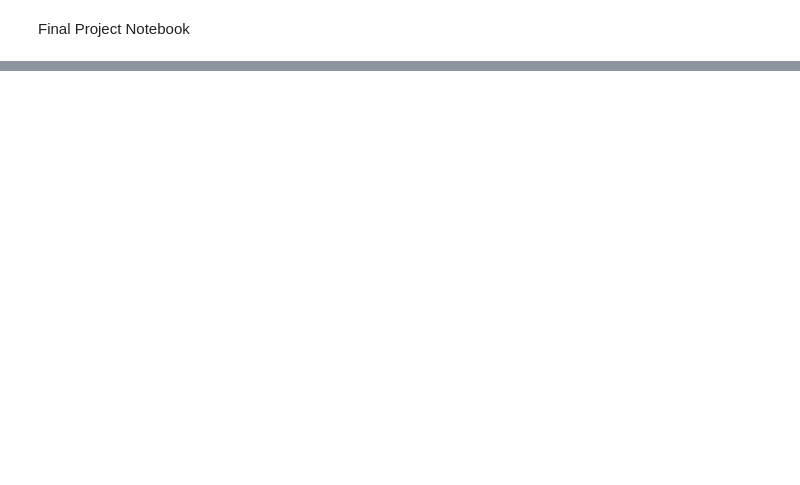
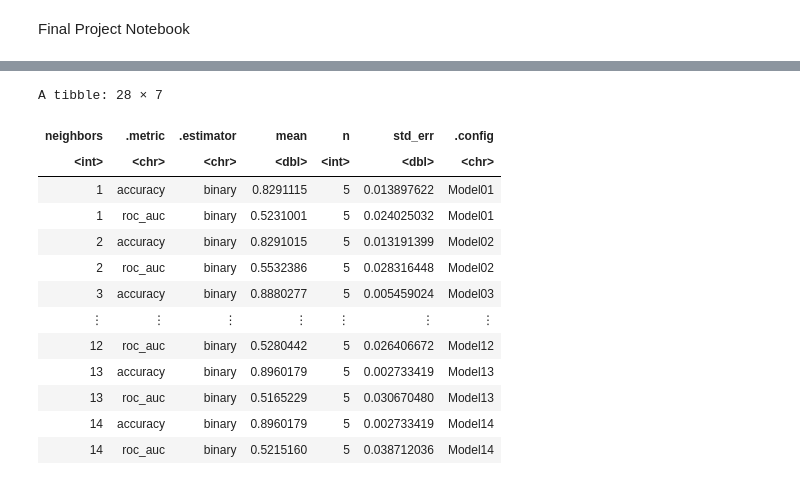
Before and after one commit to ArmaanKara/DSCI25Project, a Jupyter notebook: Final_Project.ipynb, the cells around one changed output, grey strips where cells are left out. Drawn from its saved outputs; the diff is of its cells as text; code cells hidden in the pictures; blank space fills up the shorter version.

```diff
--- a/Final_Project.ipynb
+++ b/Final_Project.ipynb
@@ -86,0 +76,10 @@ ERROR: Error in read_delim("data/bank-additional-full.csv", delim = ";") %>% : c
+# %%
+# Set the seed
+set.seed(7134)
+
+# Split the dataset into training and testing sets
+bank_split <- initial_split(bank_data_nums, prop = 0.75, strata = y)
+bank_train <- training(bank_split)
+bank_test <- testing(bank_split)
+bank_test
+bank_train
@@ -86,0 +115,41 @@ ERROR: Error in read_delim("data/bank-additional-full.csv", delim = ";") %>% : c
+# %%
+# Perform cross validation to determine the ideal # of neighbours
+
+# Set the seed
+set.seed(7134)
+
+# No need to use the entire dataset for this,
+# especially since cross validation would take too long on a datset so large
+bank_sample <- rep_sample_n(bank_train, 1000)
+
+bank_k_recipe <- recipe(y ~ age+job+education+housing+loan+marital+campaign, data = bank_sample) %>%
+    step_scale(all_predictors()) %>%
+    step_center(all_predictors())
+
+bank_vfold <- vfold_cv(bank_sample, v = 5, strata = y)
+
+knn_spec <- nearest_neighbor(weight_func = "rectangular", neighbors = tune()) %>%
+       set_engine("kknn") %>%
+       set_mode("classification")
+
+bank_knn_results <- workflow() %>%
+       add_recipe(bank_recipe) %>%
+       add_model(knn_spec) %>%
+       tune_grid(resamples = bank_vfold, grid = 20) %>%
+       collect_metrics()
+bank_knn_results
+# %% [output]
+A tibble: 28 × 7
+| neighbors | .metric | .estimator | mean | n | std_err | .config |
+| <int> | <chr> | <chr> | <dbl> | <int> | <dbl> | <chr> |
+| 1 | accuracy | binary | 0.8291115 | 5 | 0.013897622 | Model01 |
+| 1 | roc_auc | binary | 0.5231001 | 5 | 0.024025032 | Model01 |
+| 2 | accuracy | binary | 0.8291015 | 5 | 0.013191399 | Model02 |
+| 2 | roc_auc | binary | 0.5532386 | 5 | 0.028316448 | Model02 |
+| 3 | accuracy | binary | 0.8880277 | 5 | 0.005459024 | Model03 |
+| ⋮ | ⋮ | ⋮ | ⋮ | ⋮ | ⋮ | ⋮ |
+| 12 | roc_auc | binary | 0.5280442 | 5 | 0.026406672 | Model12 |
+| 13 | accuracy | binary | 0.8960179 | 5 | 0.002733419 | Model13 |
+| 13 | roc_auc | binary | 0.5165229 | 5 | 0.030670480 | Model13 |
+| 14 | accuracy | binary | 0.8960179 | 5 | 0.002733419 | Model14 |
+| 14 | roc_auc | binary | 0.5215160 | 5 | 0.038712036 | Model14 |
```
Also changed, not shown: parts of 8 cells of this notebook.
